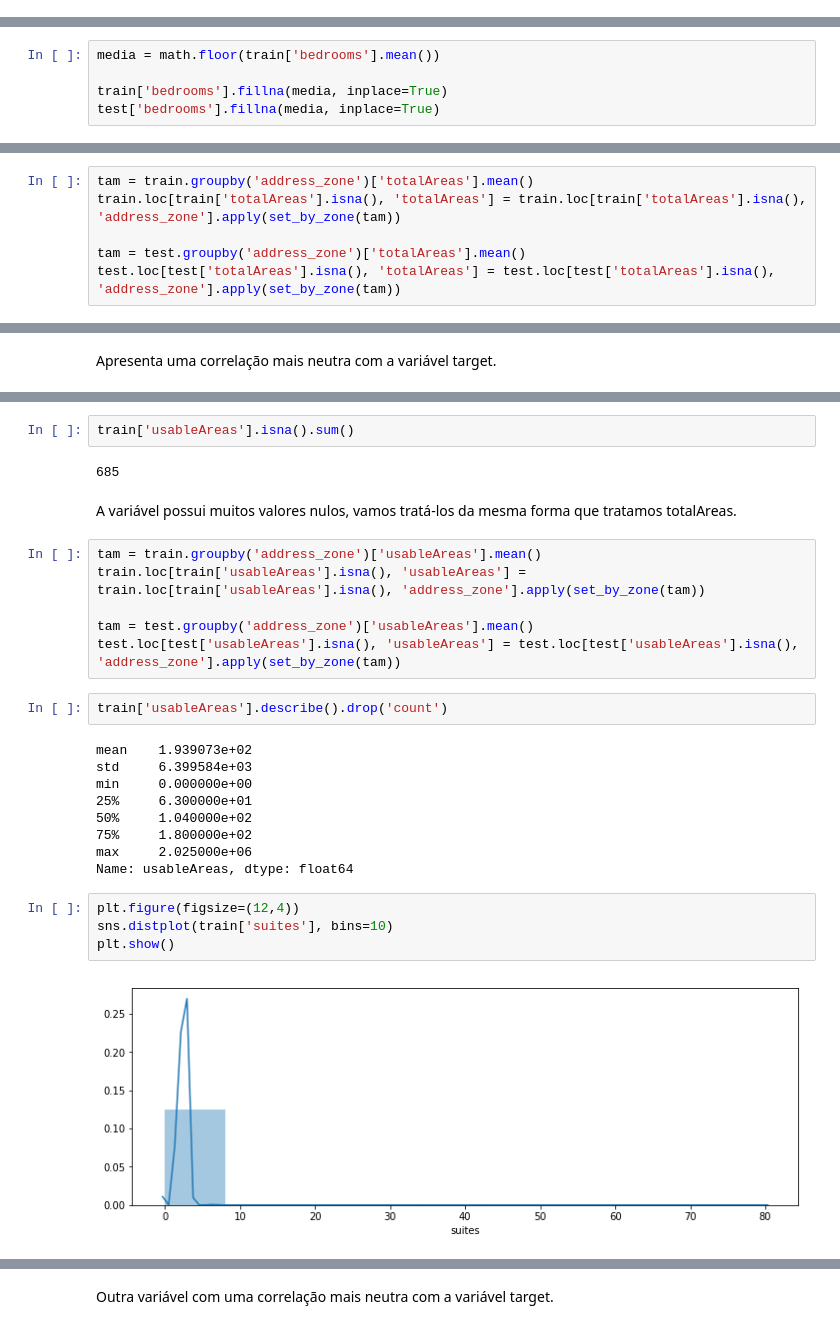
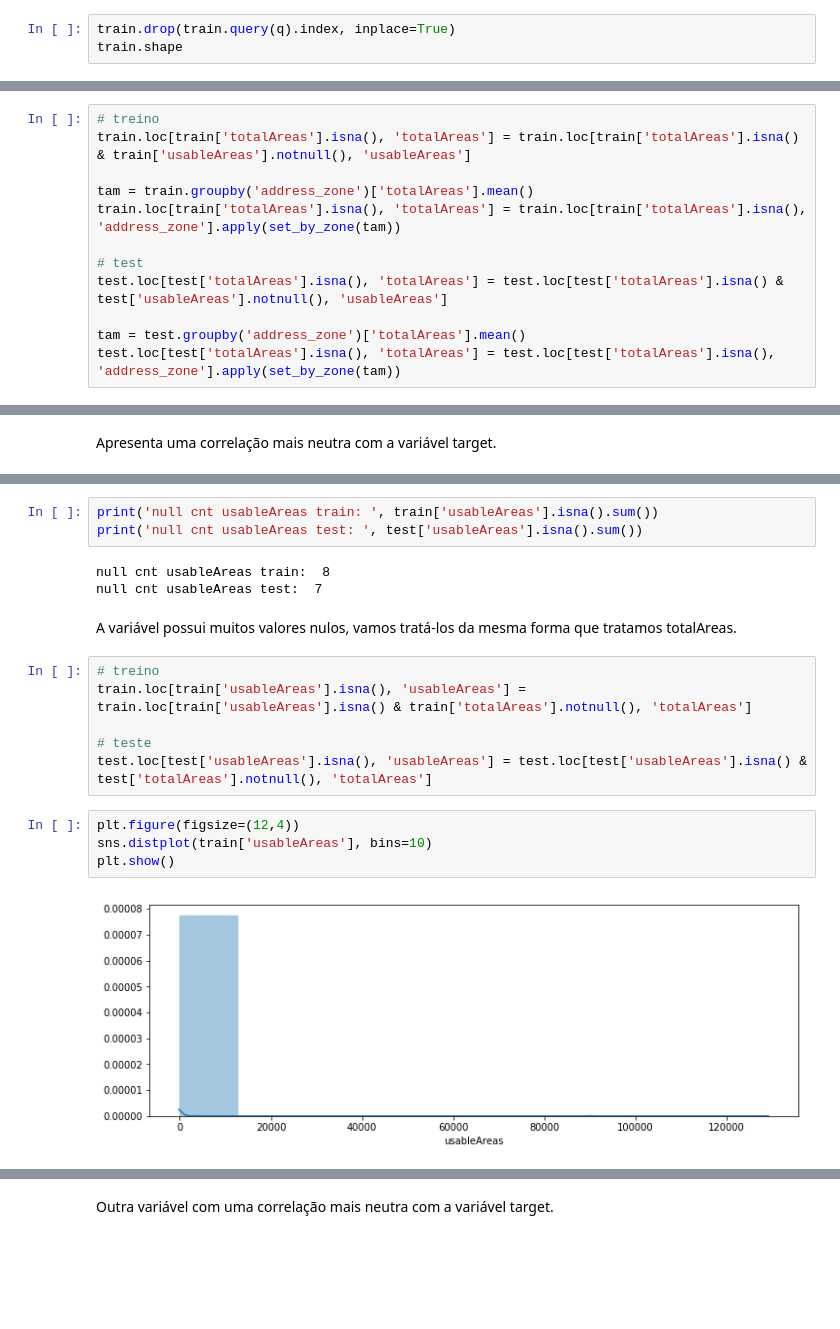
Before and after one commit to raphalencar/ml_apartment_price_advanced_regression_techniques, a Jupyter notebook: data-science-challenge.ipynb, the cells around one changed output, grey strips where cells are left out. Cells and saved outputs as stored; diff of their text form; blank space fills up the shorter version.

```diff
--- a/data-science-challenge.ipynb
+++ b/data-science-challenge.ipynb
@@ -116,0 +175,3 @@ De acordo com a tabela acima  é possível verificar que temos uma grande quanti
+# %%
+train.drop(train.query(q).index, inplace=True)
+train.shape
@@ -666,5 +721,0 @@ Possuímos um total de 1279 valores nulos em bedrooms, vamos ajustá-los trocand
-# %%
-media = math.floor(train['bedrooms'].mean())
-
-train['bedrooms'].fillna(media, inplace=True)
-test['bedrooms'].fillna(media, inplace=True)
@@ -821,7 +886,13 @@ Temos muitos registros com valores nulos para essa coluna, que pode ser importan
 # %%
+# treino
+train.loc[train['totalAreas'].isna(), 'totalAreas'] = train.loc[train['totalAreas'].isna() & train['usableAreas'].notnull(), 'usableAreas']
+
 tam = train.groupby('address_zone')['totalAreas'].mean()
 train.loc[train['totalAreas'].isna(), 'totalAreas'] = train.loc[train['totalAreas'].isna(), 'address_zone'].apply(set_by_zone(tam))
 
+# test
+test.loc[test['totalAreas'].isna(), 'totalAreas'] = test.loc[test['totalAreas'].isna() & test['usableAreas'].notnull(), 'usableAreas']
+
 tam = test.groupby('address_zone')['totalAreas'].mean()
 test.loc[test['totalAreas'].isna(), 'totalAreas'] = test.loc[test['totalAreas'].isna(), 'address_zone'].apply(set_by_zone(tam))
 # %%
@@ -890,32 +929,23 @@ Apartamento é o tipo de imóvel mais anunciado com mais de 60 mil registros. Is
-# %%
-train['usableAreas'].isna().sum()
-# %% [output]
-685
+# %%
+print('null cnt usableAreas train: ', train['usableAreas'].isna().sum())
+print('null cnt usableAreas test: ', test['usableAreas'].isna().sum())
+# %% [output]
+null cnt usableAreas train:  8
+null cnt usableAreas test:  7
 # %% [markdown]
 A variável possui muitos valores nulos, vamos tratá-los da mesma forma que tratamos totalAreas.
 # %%
-tam = train.groupby('address_zone')['usableAreas'].mean()
-train.loc[train['usableAreas'].isna(), 'usableAreas'] = train.loc[train['usableAreas'].isna(), 'address_zone'].apply(set_by_zone(tam))
+# treino
+train.loc[train['usableAreas'].isna(), 'usableAreas'] = train.loc[train['usableAreas'].isna() & train['totalAreas'].notnull(), 'totalAreas']
 
-tam = test.groupby('address_zone')['usableAreas'].mean()
-test.loc[test['usableAreas'].isna(), 'usableAreas'] = test.loc[test['usableAreas'].isna(), 'address_zone'].apply(set_by_zone(tam))
+# teste
+test.loc[test['usableAreas'].isna(), 'usableAreas'] = test.loc[test['usableAreas'].isna() & test['totalAreas'].notnull(), 'totalAreas']
-# %%
-train['usableAreas'].describe().drop('count')
-# %% [output]
-mean    1.939073e+02
-std     6.399584e+03
-min     0.000000e+00
-25%     6.300000e+01
-50%     1.040000e+02
-75%     1.800000e+02
-max     2.025000e+06
-Name: usableAreas, dtype: float64
 # %%
 plt.figure(figsize=(12,4))
-sns.distplot(train['suites'], bins=10)
+sns.distplot(train['usableAreas'], bins=10)
 plt.show()
 # %% [output]
-[figure, old version]
+[figure, new version]
 # %%
 sns.jointplot(x='pricingInfos_price', y='usableAreas', data=train, color='red', size=5)
 plt.show()
```
Also changed, not shown: parts of 176 cells of this notebook.
